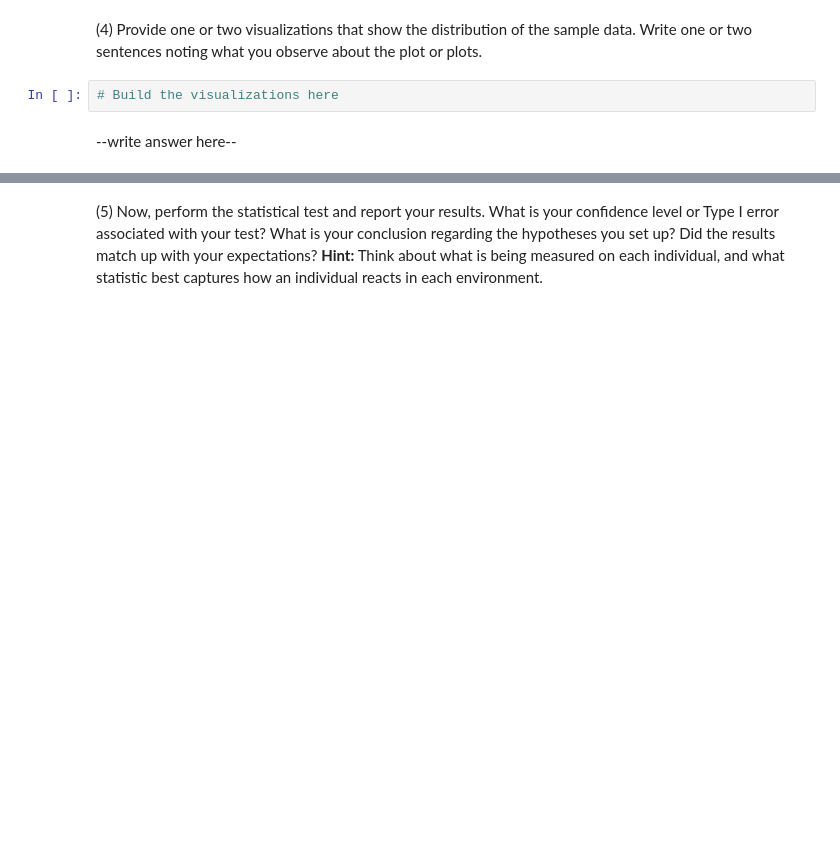
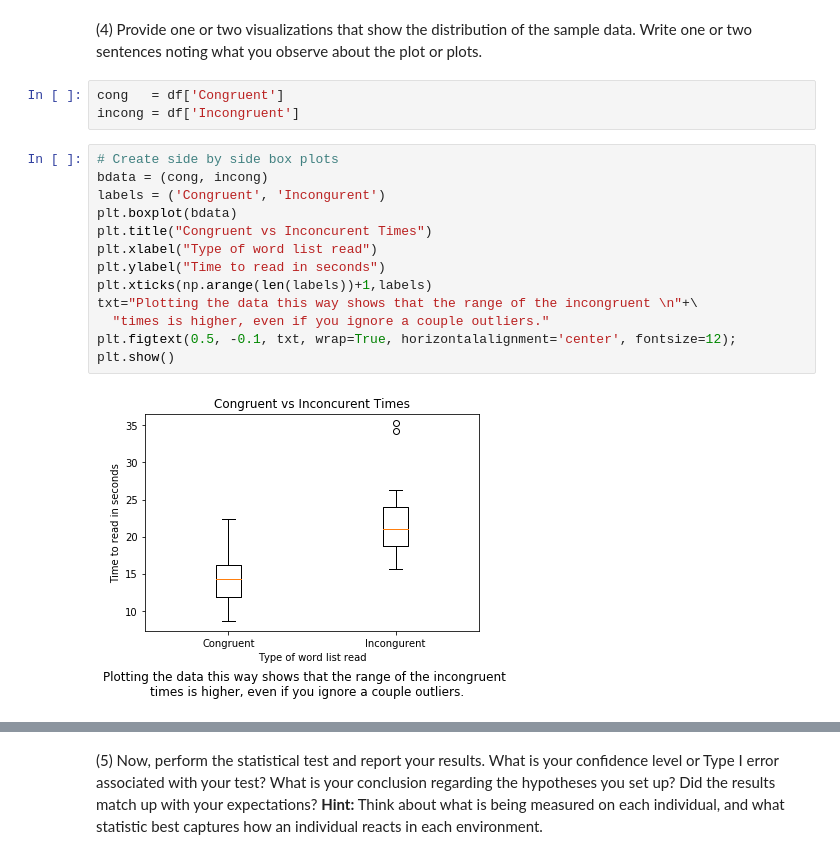
Before and after one commit to dandoug/dand-t2-project1, a Jupyter notebook: Test_a_Perceptual_Phenomenon.ipynb, the cells around one changed output, grey strips where cells are left out. Drawn from its saved outputs; the diff is of its cells as text; blank space fills up the shorter version.

Commit message:
add visualizations

```diff
--- a/Test_a_Perceptual_Phenomenon.ipynb
+++ b/Test_a_Perceptual_Phenomenon.ipynb
@@ -62,7 +62,21 @@ A common measure of variability is _sample standard deviation_ shown as *std* ab
 or 3.484 and 4.696 for the congruent and incongruent reading times, respectively.
 # %% [markdown]
 (4) Provide one or two visualizations that show the distribution of the sample data. Write one or two sentences noting what you observe about the plot or plots.
-# %%
-# Build the visualizations here
-# %% [markdown]
---write answer here--
+# %%
+cong   = df['Congruent']
+incong = df['Incongruent']
+# %%
+# Create side by side box plots
+bdata = (cong, incong)
+labels = ('Congruent', 'Incongurent')
+plt.boxplot(bdata)
+plt.title("Congruent vs Inconcurent Times")
+plt.xlabel("Type of word list read")
+plt.ylabel("Time to read in seconds")
+plt.xticks(np.arange(len(labels))+1,labels)
+txt="Plotting the data this way shows that the range of the incongruent \n"+\
+  "times is higher, even if you ignore a couple outliers."
+plt.figtext(0.5, -0.1, txt, wrap=True, horizontalalignment='center', fontsize=12);
+plt.show()
+# %% [output]
+[figure, added]
```
Also changed, not shown: parts of 2 cells of this notebook.
